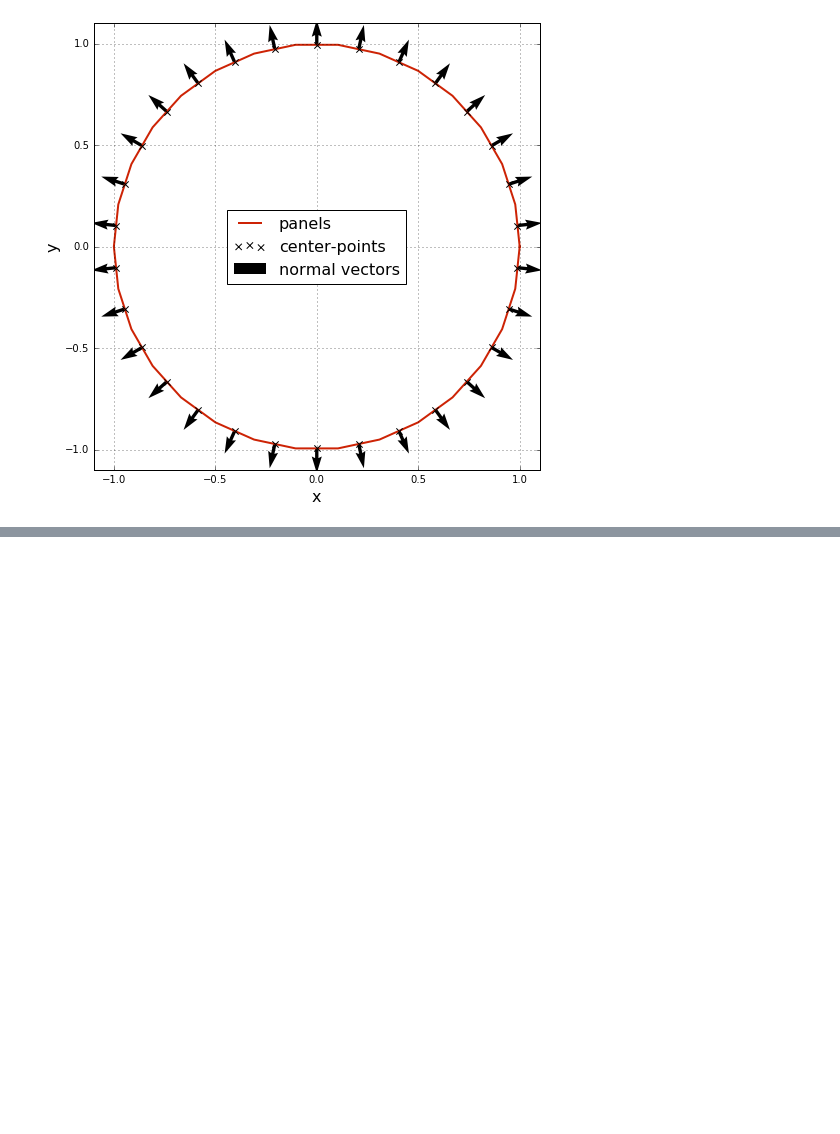
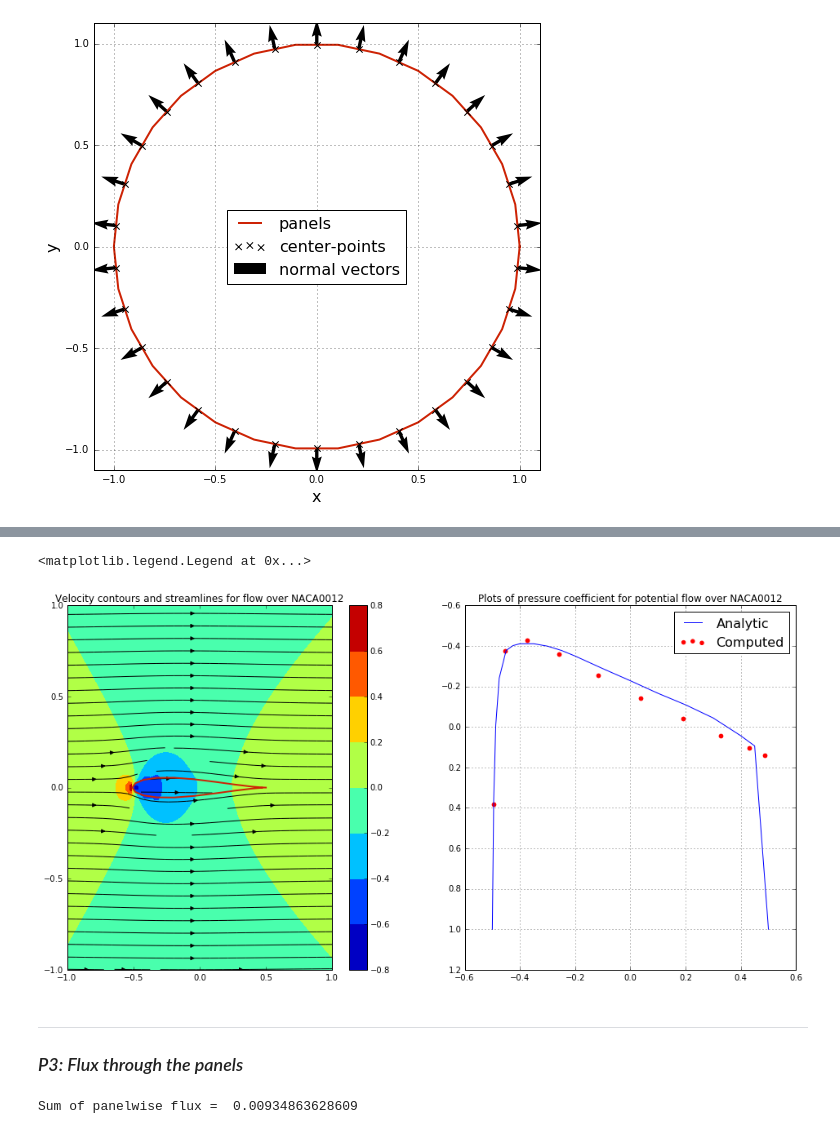
Before and after one commit to shantanu7/AeroPython, a Jupyter notebook: MAE6226_Aero_Hydro/HW10_Bailoor.ipynb, the cells around one changed output, grey strips where cells are left out. Saved outputs shown, nothing was run; the diff lists cells and outputs as text; code cells hidden in the pictures; blank space fills up the shorter version.

```diff
--- a/MAE6226_Aero_Hydro/HW10_Bailoor.ipynb
+++ b/MAE6226_Aero_Hydro/HW10_Bailoor.ipynb
@@ -153,0 +313,43 @@ pyplot.streamplot(X, Y, xvel, yvel, color = '#000000')
+# %%
+voverVsquared=numpy.array([0, 0.64, 1.01, 1.241, 1.378, 1.402, 1.411, 1.411, 1.399, 1.378, 1.35, 1.288, 1.228, 1.166, 1.109, 1.044, 0.956, 0.906, 0])
+xtheo=numpy.array([0, 0.5, 1.25, 2.5, 5.0, 7.5, 10, 15, 20, 25, 30, 40, 50, 60, 70, 80, 90, 95, 100])
+xtheo = xtheo/100
+
+xtheo -= 0.5
+pyplot.figure(figsize=(16,8))
+
+pyplot.subplot(121)
+pyplot.xlim(-1,1)
+pyplot.ylim(-1,1)
+pyplot.title('Velocity contours and streamlines for flow over NACA0012')
+pyplot.plot([p.xa for p in panels], [p.ya for p in panels], \
+            color='#CD2305', linestyle='-', linewidth=2)
+pyplot.contourf(X, Y, 1.0-(xvel**2 + yvel**2)/uinf**2)
+pyplot.colorbar()
+pyplot.streamplot(X, Y, xvel, yvel, color = '#000000')
+
+pyplot.subplot(122)
+pyplot.grid(True)
+pyplot.ylim(1.2,-0.6)
+pyplot.title('Plots of pressure coefficient for potential flow over NACA0012')
+pyplot.plot(xtheo,1.0- voverVsquared)
+pyplot.scatter([p.xc for p in panels], Cp_pm, color = '#FF0000')
+pyplot.legend(['Analytic','Computed'], loc='best', prop={'size':16})
+# %% [output]
+<matplotlib.legend.Legend at 0x...>
+[figure, added]
+# %% [markdown]
+<hr>
+
+### <i>P3: Flux through the panels</i>
+# %%
+pflux = 0.0;
+for ip in range (N_panels):
+    psigma = panels[ip].sigma;
+    plen = numpy.sqrt((panels[ip].xb-panels[ip].xa)**2 + (panels[ip].yb-panels[ip].ya)**2)
+    #print('psigma',psigma,'plen',plen)
+    pflux += psigma*plen
+
+print('Sum of panelwise flux = ',pflux)
+# %% [output]
+Sum of panelwise flux =  0.00934863628609
```
Also changed, not shown: parts of 11 cells of this notebook.
